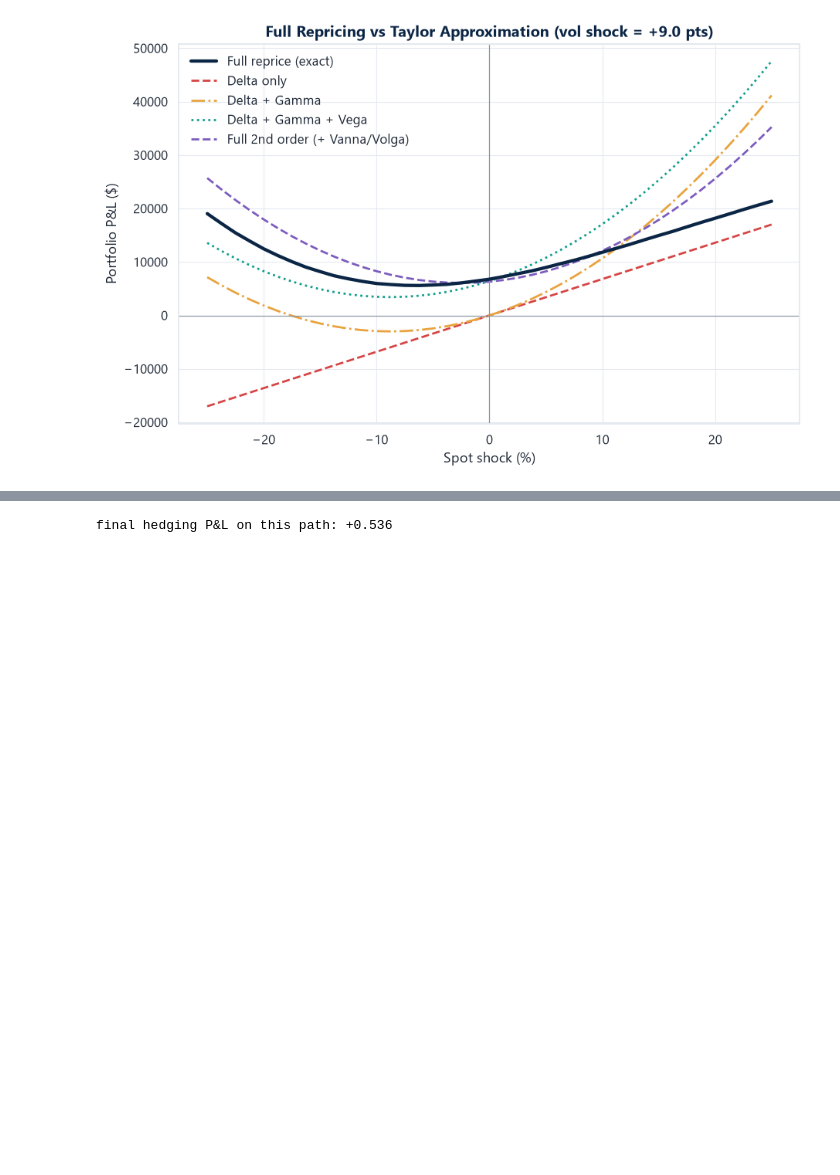
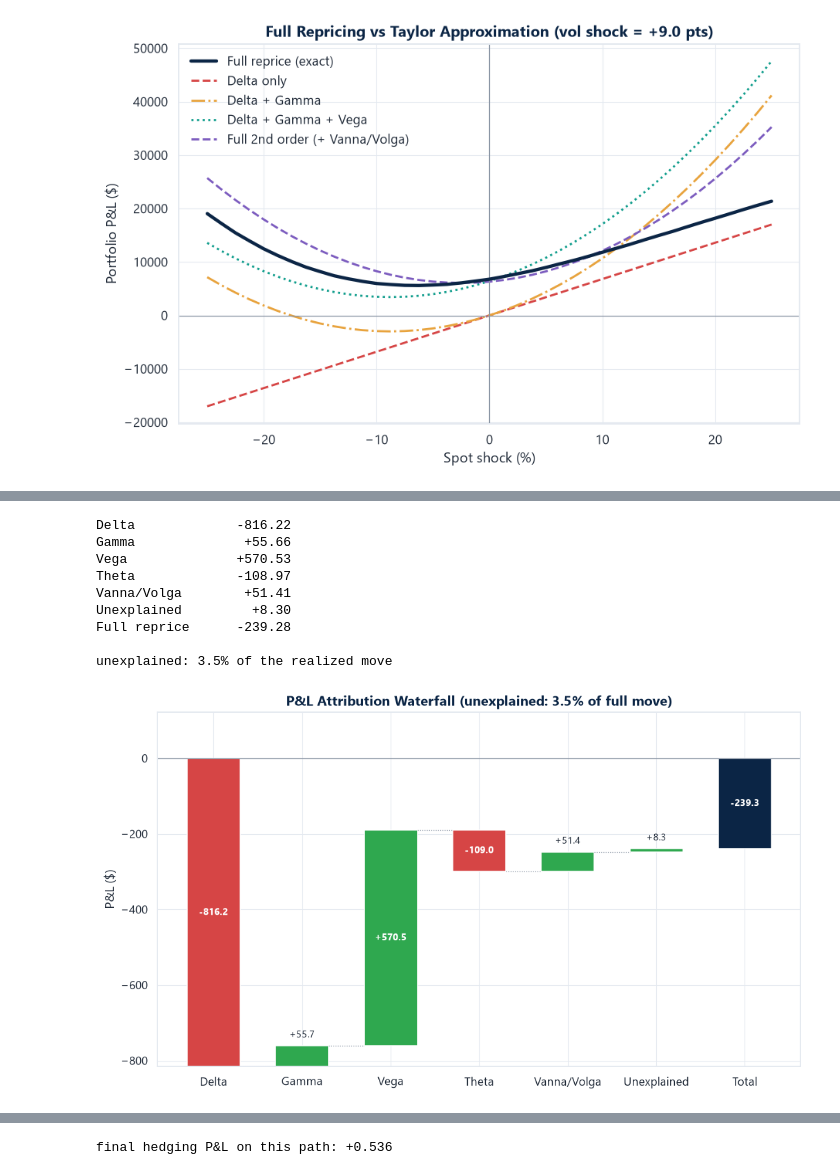
Before and after one commit to anyols/Options-Pricing-Risk-Engine, a Jupyter notebook: notebooks/demo.ipynb, the cells around one changed output, grey strips where cells are left out. Cells and saved outputs as stored; diff of their text form; code cells hidden in the pictures; blank space fills up the shorter version.

Commit message:
Add P&L attribution section to the notebook walkthrough
Keeps the notebook, dashboard, and README consistent with the new feature.

Co-Authored-By: Claude Sonnet 5 <noreply@anthropic.com>

```diff
--- a/notebooks/demo.ipynb
+++ b/notebooks/demo.ipynb
@@ -206 +216,32 @@ fig = plot_taylor_slice(result, vol_shock_index=hero_idx)
+# %%
+from optrisk.risk.pnl_attribution import attribute_pnl
+from optrisk.viz.plots import plot_pnl_waterfall
+
+# a realistic single trading day: spot -1.2%, vol +0.8 pts, one day of decay
+attribution = attribute_pnl(portfolio, spot_shock_pct=-0.012, vol_shock=0.008, time_elapsed=1 / 252)
+
+for name, value in [
+    ("Delta", attribution.delta_pnl),
+    ("Gamma", attribution.gamma_pnl),
+    ("Vega", attribution.vega_pnl),
+    ("Theta", attribution.theta_pnl),
+    ("Vanna/Volga", attribution.cross_pnl),
+    ("Unexplained", attribution.unexplained_pnl),
+    ("Full reprice", attribution.full_pnl),
+]:
+    print(f"{name:<14s} {value:+10.2f}")
+print(f"\nunexplained: {attribution.unexplained_pct:.1f}% of the realized move")
+
+fig = plot_pnl_waterfall(attribution)
+# %% [output]
+Delta             -816.22
+Gamma              +55.66
+Vega              +570.53
+Theta             -108.97
+Vanna/Volga        +51.41
+Unexplained         +8.30
+Full reprice      -239.28
+
+unexplained: 3.5% of the realized move
+[figure, added]
 # %% [markdown]
```
Also changed, not shown: parts of 4 cells of this notebook.
